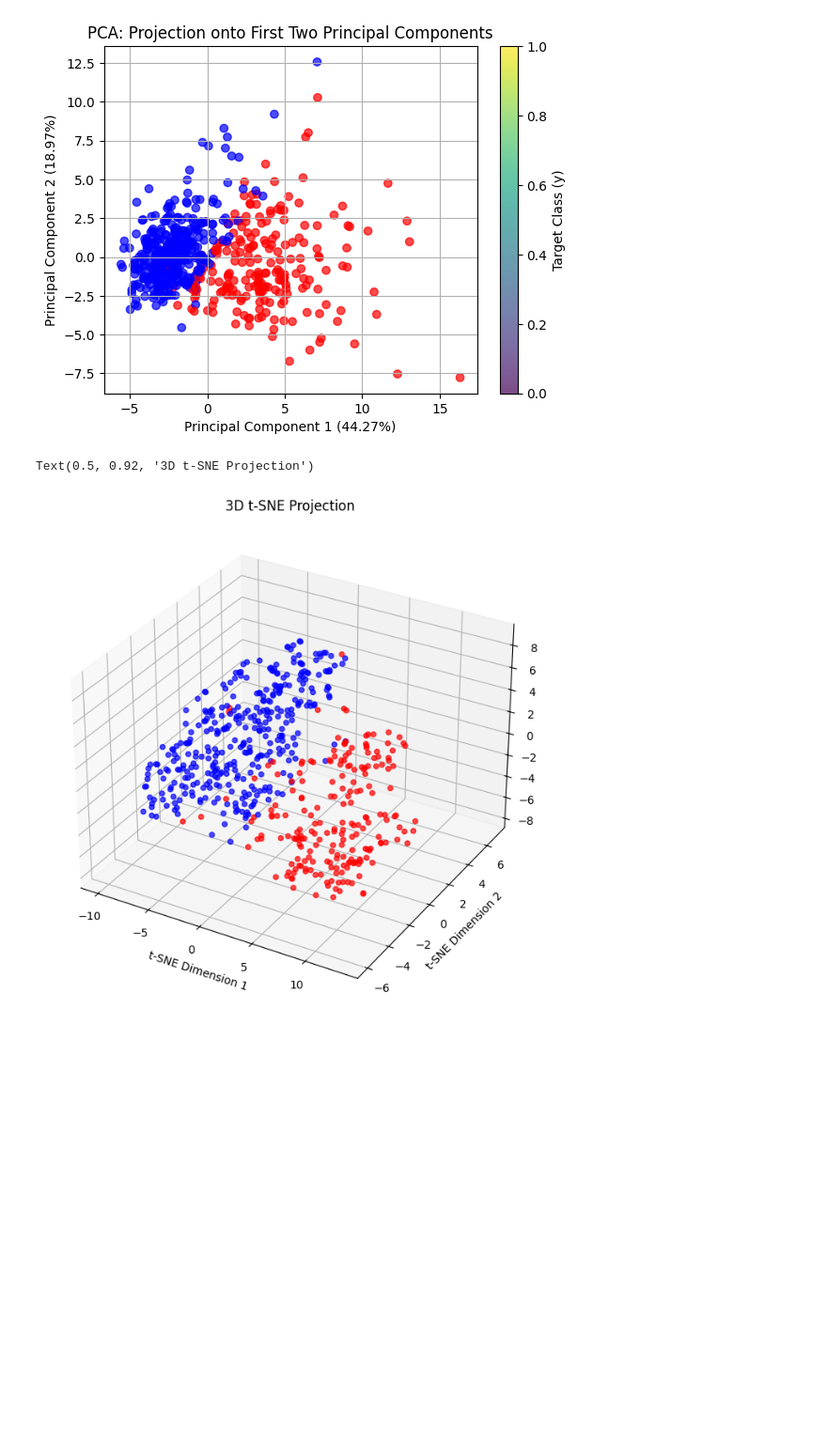
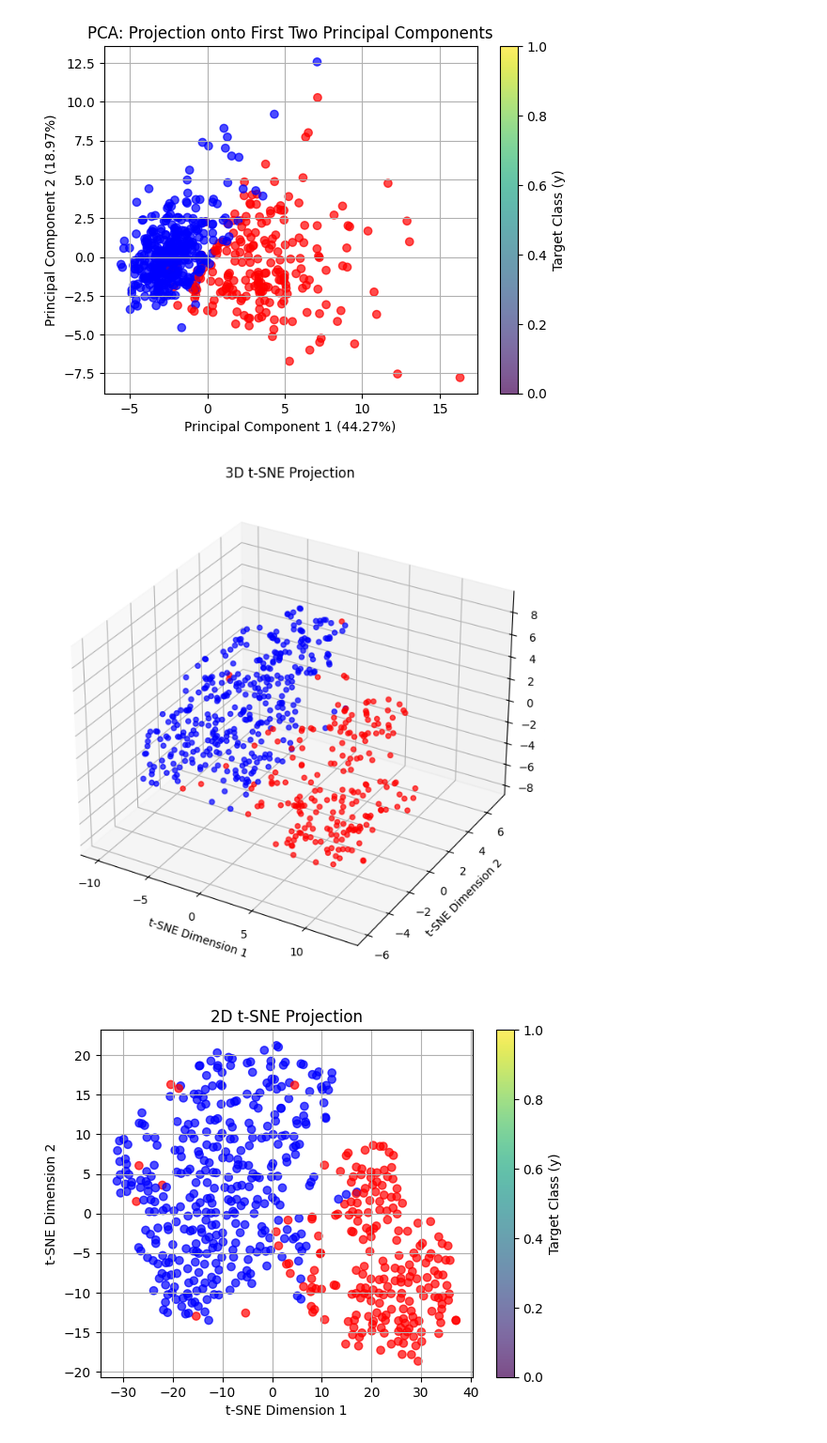
Before and after one commit to m6keller/syde-572-final-project, a Jupyter notebook: eda.ipynb, the cells around one changed output. Shown at 94% size. Saved outputs shown, nothing was run; the diff lists cells and outputs as text; code cells hidden in the pictures; blank space fills up the shorter version.

Commit message:
tsne stuff

```diff
--- a/eda.ipynb
+++ b/eda.ipynb
@@ -220,11 +220,11 @@ from sklearn.manifold import TSNE
 
 
 def fit_tsne(tsne_kwargs, x_data):
-    tsne = TSNE(**tsne_kwargs, random_state=RANDOM_STATEs)
+    tsne = TSNE(**tsne_kwargs)
     tsne_results = tsne.fit_transform(x_data)
     return tsne_results
 
-def plot_componets_3d(tsne_results, y=None):
+def plot_components_3d(tsne_results, y=None):
     fig = plt.figure(figsize=(10, 8))
     ax = fig.add_subplot(111, projection='3d')
 
@@ -241,21 +241,30 @@ def plot_componets_3d(tsne_results, y=None):
 
 tsne_results = fit_tsne({"n_components": 3, "random_state": RANDOM_STATE}, x_scaled)
 
-plot_componets_3d(tsne_results, y)
-
-# fig = plt.figure(figsize=(10, 8))
-# ax = fig.add_subplot(111, projection='3d')
-
-# scatter = ax.scatter(tsne_results[:, 0],
-#                      tsne_results[:, 1],
-#                      tsne_results[:, 2],
-#                      c=["red" if label == "M" else "blue" for label in y["Diagnosis"]] if y is not None else None,
-#                      cmap='viridis', # A common colormap
-#                      alpha=0.7)
-# ax.set_xlabel("t-SNE Dimension 1")
-# ax.set_ylabel("t-SNE Dimension 2")
-# ax.set_zlabel("t-SNE Dimension 3")
-# ax.set_title("3D t-SNE Projection from scaled data")
+plot_components_3d(tsne_results, y)
 # %% [output]
-Text(0.5, 0.92, '3D t-SNE Projection')
 [figure]
+# %%
+
+def plot_2d(tsne_results, y=None, additional_title=""):
+
+    scatter = plt.scatter(tsne_results[:, 0],
+                         tsne_results[:, 1],
+                         c=["red" if label == "M" else "blue" for label in y["Diagnosis"]] if y is not None else None,
+                         cmap='viridis', # A common colormap
+                         alpha=0.7)
+
+    if y is not None:
+        plt.colorbar(scatter, label='Target Class (y)')
+    plt.xlabel("t-SNE Dimension 1")
+    plt.ylabel("t-SNE Dimension 2")
+    plt.title(f"2D t-SNE Projection {additional_title}")
+
+
+    plt.grid(True)
+    plt.show()
+
+tsne_2d = fit_tsne({"n_components": 2, "random_state": RANDOM_STATE}, x_scaled)
+plot_2d(tsne_2d, y)
+# %% [output]
+[figure, added]
```
Also changed, not shown: parts of 5 cells of this notebook.
